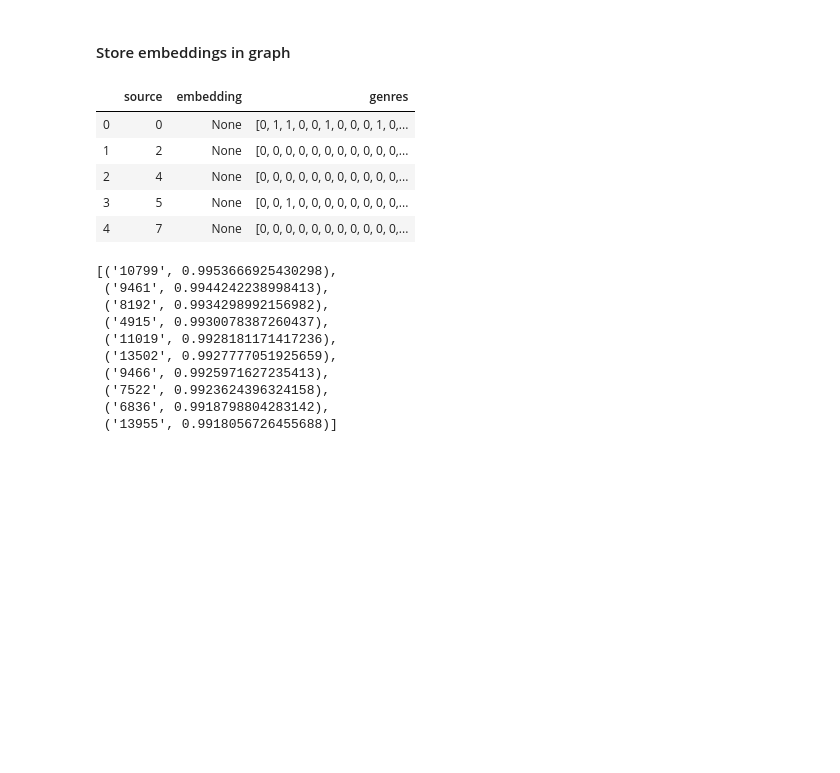
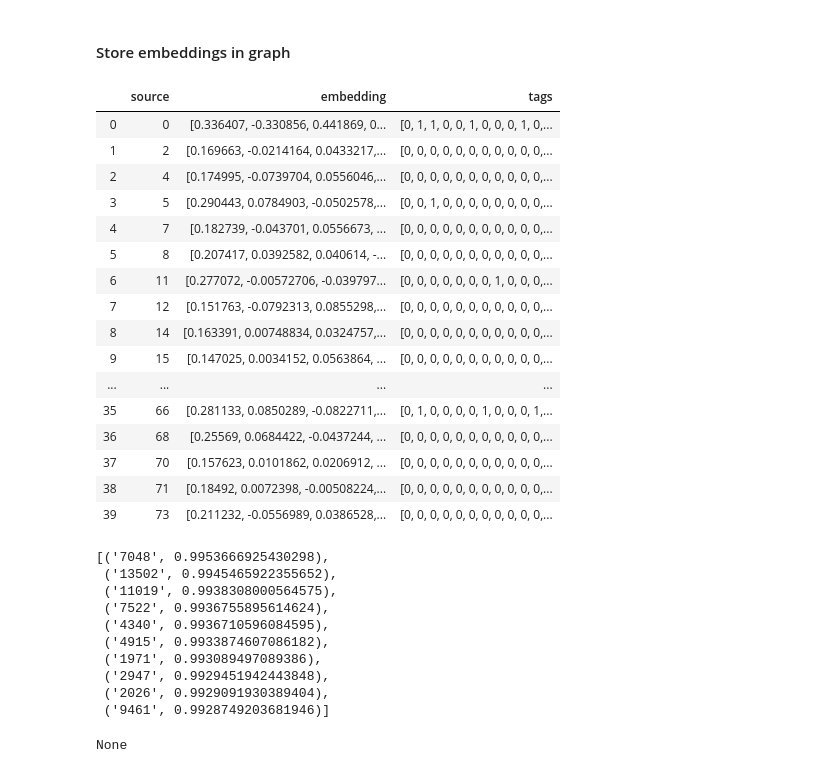
Before and after one commit to jonhealy1/stack_exchange_data_science, a Jupyter notebook: stack_data_science_node2vec.ipynb, the cells around one changed output. Cells and saved outputs as stored; diff of their text form; code cells hidden in the pictures; blank space fills up the shorter version.

Commit message:
embeddings working

```diff
--- a/stack_data_science_node2vec.ipynb
+++ b/stack_data_science_node2vec.ipynb
@@ -262,6 +258,13 @@ Create the edge list
 # %% [markdown]
 #### Store embeddings in graph
 # %%
+from neo4j import GraphDatabase
+import csv
+
+uri = "bolt://localhost:7687"
+driver = GraphDatabase.driver(uri, auth=("neo4j", "password"))
+
+
 # with open("emb/stack_data.emb", "r") as stack_data_file, driver.session() as session:
 #     next(stack_data_file)
 #     reader = csv.reader(stack_data_file, delimiter=" ")
@@ -293,9 +296,15 @@ with open("emb/stack_content.emb", "r") as stack_data_file, driver.session() as
         })
         #print(params)
 
+#     session.run("""\
+#     UNWIND {params} AS param
+#     MATCH (c:CONTENT) WHERE id(c) = param.id
+#     SET c.embedding = param.embedding
+#     """, {"params": params})
+
     session.run("""\
     UNWIND {params} AS param
-    MATCH (c:Content) WHERE id(c) = param.id
-    SET c.embedding = param.embedding
+    MATCH (t:TAG) WHERE id(t) = param.id
+    SET t.embedding = param.embedding
     """, {"params": params})
 # %%
@@ -326,31 +337,42 @@ with driver.session() as session:
     result = session.run(stack_tag_query)
     df = pd.DataFrame([dict(row) for row in result])
 # %%
-df.head()
+df.head(40)
 # %% [output]
-|  | source | embedding | genres |
-| 0 | 0 | None | [0, 1, 1, 0, 0, 1, 0, 0, 0, 1, 0,... |
-| 1 | 2 | None | [0, 0, 0, 0, 0, 0, 0, 0, 0, 0, 0,... |
-| 2 | 4 | None | [0, 0, 0, 0, 0, 0, 0, 0, 0, 0, 0,... |
-| 3 | 5 | None | [0, 0, 1, 0, 0, 0, 0, 0, 0, 0, 0,... |
-| 4 | 7 | None | [0, 0, 0, 0, 0, 0, 0, 0, 0, 0, 0,... |
+|  | source | embedding | tags |
+| 0 | 0 | [0.336407, -0.330856, 0.441869, 0... | [0, 1, 1, 0, 0, 1, 0, 0, 0, 1, 0,... |
+| 1 | 2 | [0.169663, -0.0214164, 0.0433217,... | [0, 0, 0, 0, 0, 0, 0, 0, 0, 0, 0,... |
+| 2 | 4 | [0.174995, -0.0739704, 0.0556046,... | [0, 0, 0, 0, 0, 0, 0, 0, 0, 0, 0,... |
+| 3 | 5 | [0.290443, 0.0784903, -0.0502578,... | [0, 0, 1, 0, 0, 0, 0, 0, 0, 0, 0,... |
+| 4 | 7 | [0.182739, -0.043701, 0.0556673, ... | [0, 0, 0, 0, 0, 0, 0, 0, 0, 0, 0,... |
+| 5 | 8 | [0.207417, 0.0392582, 0.040614, -... | [0, 0, 0, 0, 0, 0, 0, 0, 0, 0, 0,... |
+| 6 | 11 | [0.277072, -0.00572706, -0.039797... | [0, 0, 0, 0, 0, 0, 0, 1, 0, 0, 0,... |
+| 7 | 12 | [0.151763, -0.0792313, 0.0855298,... | [0, 0, 0, 0, 0, 0, 0, 0, 0, 0, 0,... |
+| 8 | 14 | [0.163391, 0.00748834, 0.0324757,... | [0, 0, 0, 0, 0, 0, 0, 0, 0, 0, 0,... |
+| 9 | 15 | [0.147025, 0.0034152, 0.0563864, ... | [0, 0, 0, 0, 0, 0, 0, 0, 0, 0, 0,... |
+| ... | ... | ... | ... |
+| 35 | 66 | [0.281133, 0.0850289, -0.0822711,... | [0, 1, 0, 0, 0, 0, 1, 0, 0, 0, 1,... |
+| 36 | 68 | [0.25569, 0.0684422, -0.0437244, ... | [0, 0, 0, 0, 0, 0, 0, 0, 0, 0, 0,... |
+| 37 | 70 | [0.157623, 0.0101862, 0.0206912, ... | [0, 0, 0, 0, 0, 0, 0, 0, 0, 0, 0,... |
+| 38 | 71 | [0.18492, 0.0072398, -0.00508224,... | [0, 0, 0, 0, 0, 0, 0, 0, 0, 0, 0,... |
+| 39 | 73 | [0.211232, -0.0556989, 0.0386528,... | [0, 0, 0, 0, 0, 0, 0, 0, 0, 0, 0,... |
 # %%
 from gensim.models import KeyedVectors
 
 filename = 'emb/stack_content.emb'
 model = KeyedVectors.load_word2vec_format(filename, binary=False)
-model.most_similar('7048')
+model.most_similar('10799')
 # %% [output]
-[('10799', 0.9953666925430298),
- ('9461', 0.9944242238998413),
- ('8192', 0.9934298992156982),
- ('4915', 0.9930078387260437),
- ('11019', 0.9928181171417236),
- ('13502', 0.9927777051925659),
- ('9466', 0.9925971627235413),
- ('7522', 0.9923624396324158),
- ('6836', 0.9918798804283142),
- ('13955', 0.9918056726455688)]
+[('7048', 0.9953666925430298),
+ ('13502', 0.9945465922355652),
+ ('11019', 0.9938308000564575),
+ ('7522', 0.9936755895614624),
+ ('4340', 0.9936710596084595),
+ ('4915', 0.9933874607086182),
+ ('1971', 0.993089497089386),
+ ('2947', 0.9929451942443848),
+ ('2026', 0.9929091930389404),
+ ('9461', 0.9928749203681946)]
 # %%
 # not working ???
 
@@ -369,5 +391,7 @@ model.most_similar('7048')
 
 # neo4j_most_similar(model, 'java')
 # %%
-# print(neo4j_most_similar(model, '7048'))
+print(neo4j_most_similar(model, '7048'))
+# %% [output]
+None
 # %%
```
Also changed, not shown: parts of 17 cells of this notebook, 2 other files.
